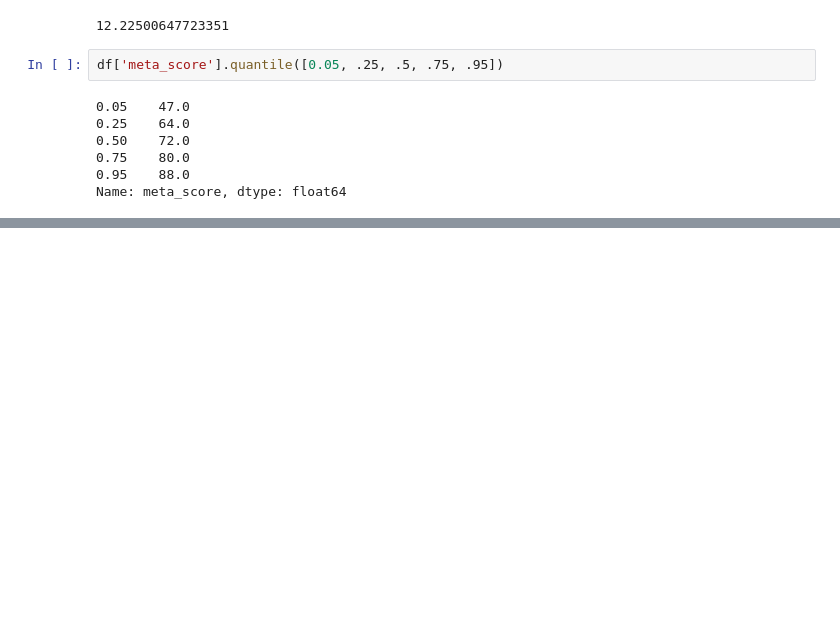
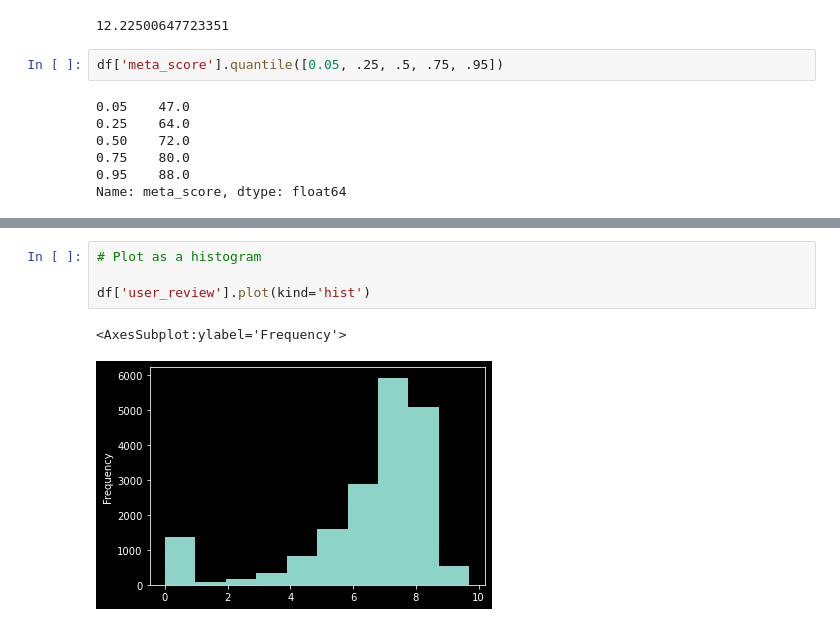
Before and after one commit to SavantLogics/vs_code, a Jupyter notebook: Jupyter/pandas_data_videoGames.ipynb, the cells around one changed output, grey strips where cells are left out. Cells and saved outputs as stored; diff of their text form; blank space fills up the shorter version.

Commit message:
Added user_review and plots

```diff
--- a/Jupyter/pandas_data_videoGames.ipynb
+++ b/Jupyter/pandas_data_videoGames.ipynb
@@ -136,0 +242,7 @@ df
+# %%
+# Plot as a histogram
+
+df['user_review'].plot(kind='hist')
+# %% [output]
+<AxesSubplot:ylabel='Frequency'>
+[figure, added]
```
Also changed, not shown: parts of 21 cells of this notebook.
